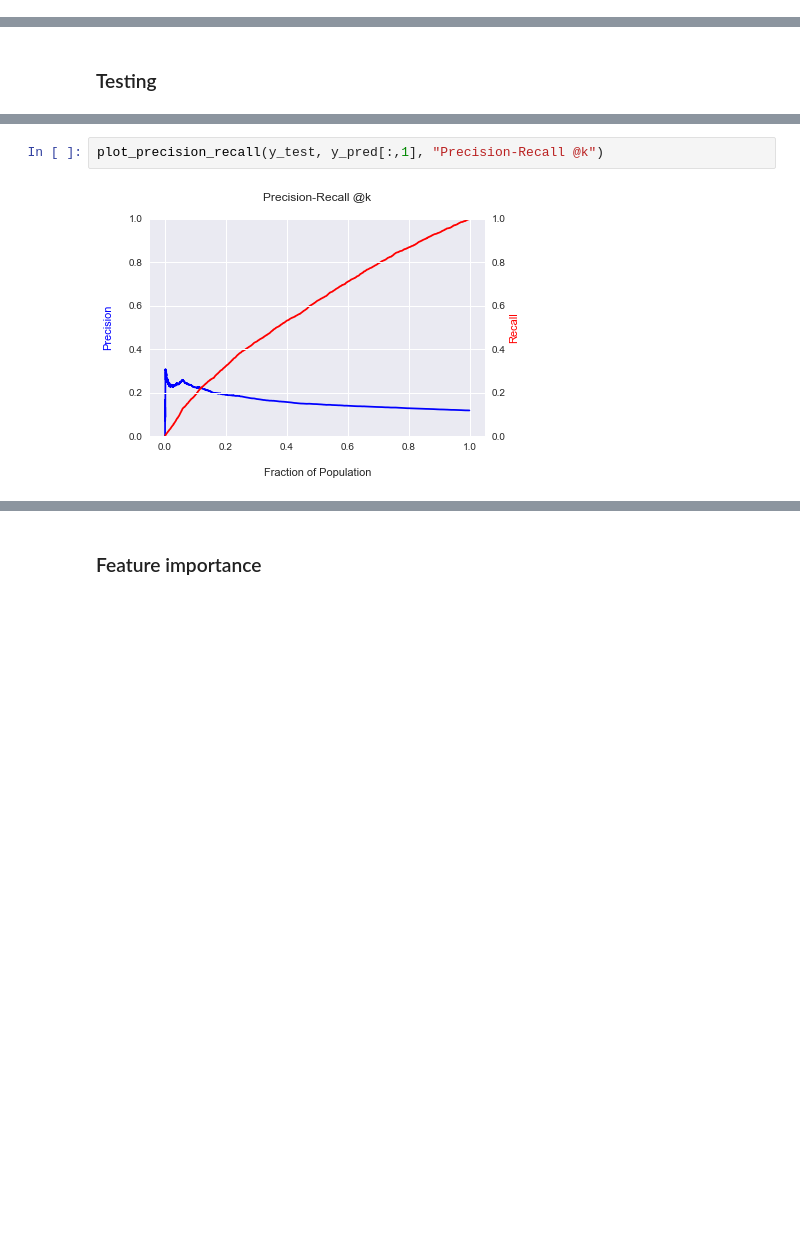
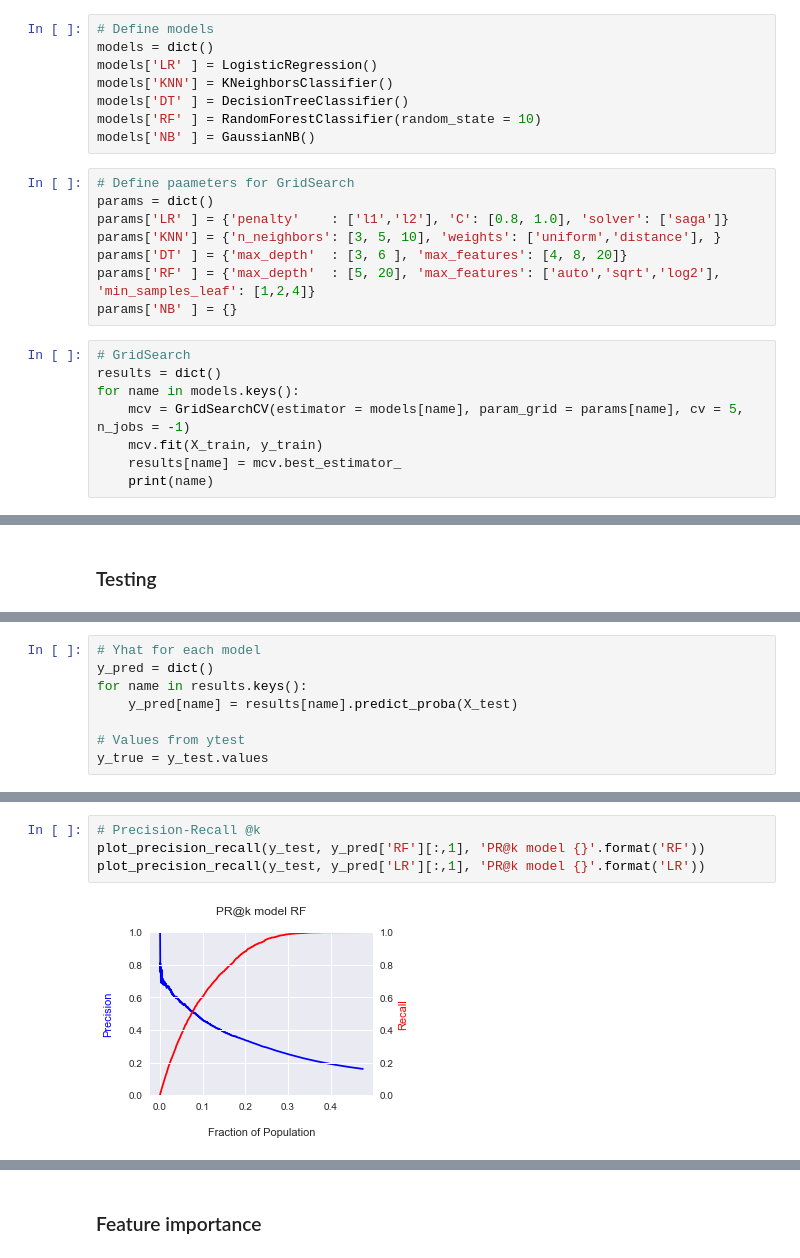
Before and after one commit to dehoyosb/MinJusticia_team77_DS4A_Project, a Jupyter notebook: supervised_lgoyenec.ipynb, the cells around one changed output, grey strips where cells are left out. Cells and saved outputs as stored; diff of their text form; blank space fills up the shorter version.

Commit message:
new version supervised model

```diff
--- a/supervised_lgoyenec.ipynb
+++ b/supervised_lgoyenec.ipynb
@@ -349,0 +329,24 @@ best_model = CV_rfc.best_estimator_
+# %%
+# Define models
+models = dict()
+models['LR' ] = LogisticRegression()
+models['KNN'] = KNeighborsClassifier()
+models['DT' ] = DecisionTreeClassifier()
+models['RF' ] = RandomForestClassifier(random_state = 10)
+models['NB' ] = GaussianNB()
+# %%
+# Define paameters for GridSearch
+params = dict()
+params['LR' ] = {'penalty'    : ['l1','l2'], 'C': [0.8, 1.0], 'solver': ['saga']}
+params['KNN'] = {'n_neighbors': [3, 5, 10], 'weights': ['uniform','distance'], }
+params['DT' ] = {'max_depth'  : [3, 6 ], 'max_features': [4, 8, 20]}
+params['RF' ] = {'max_depth'  : [5, 20], 'max_features': ['auto','sqrt','log2'], 'min_samples_leaf': [1,2,4]}
+params['NB' ] = {}
+# %%
+# GridSearch
+results = dict()
+for name in models.keys():
+    mcv = GridSearchCV(estimator = models[name], param_grid = params[name], cv = 5, n_jobs = -1)
+    mcv.fit(X_train, y_train)
+    results[name] = mcv.best_estimator_
+    print(name)
@@ -355,3 +361,11 @@ y_pred = best_model.predict_proba(X_test)
+# %%
+# Yhat for each model
+y_pred = dict()
+for name in results.keys():
+    y_pred[name] = results[name].predict_proba(X_test)
+
+# Values from ytest
+y_true = y_test.values
 # %%
 # Tests metrics on 20% of the population
 # Assumption: Ministry of Justica with limited resources to implement policies on 100% of the individuals
@@ -366,4 +385,6 @@ Recall at 20%   : 0.32228610077781533
-# %%
-plot_precision_recall(y_test, y_pred[:,1], "Precision-Recall @k")
-# %% [output]
-[figure, removed]
+# %%
+# Precision-Recall @k
+plot_precision_recall(y_test, y_pred['RF'][:,1], 'PR@k model {}'.format('RF'))
+plot_precision_recall(y_test, y_pred['LR'][:,1], 'PR@k model {}'.format('LR'))
+# %% [output]
+[figure, added]
```
Also changed, not shown: parts of 29 cells of this notebook.
